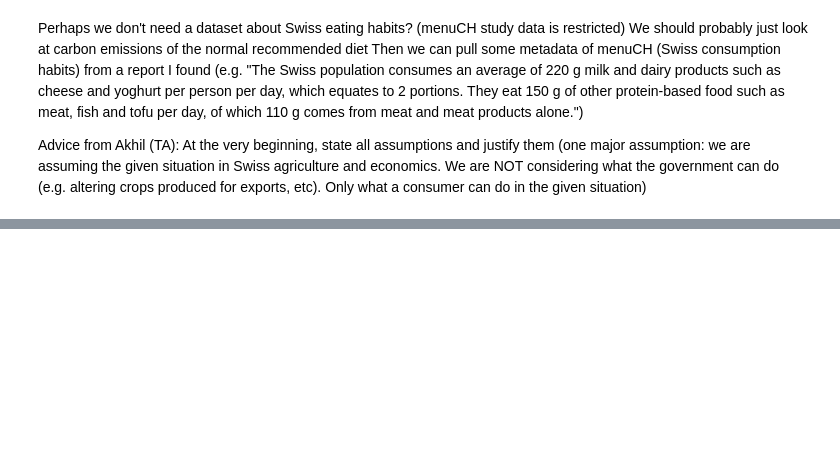
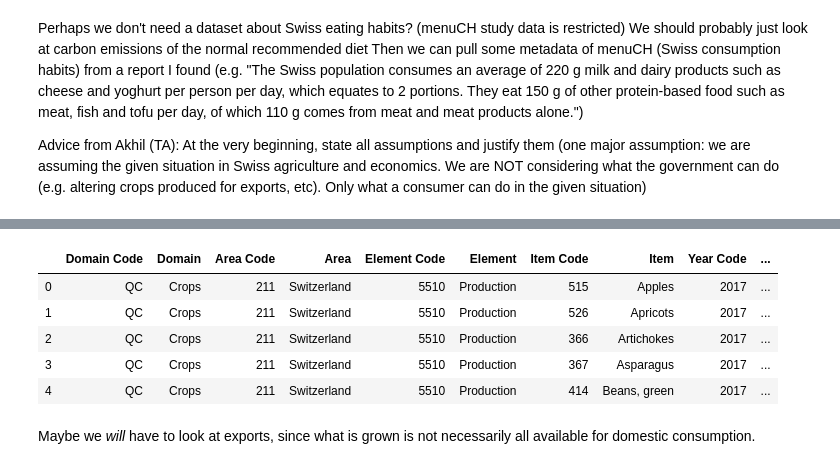
Before and after one commit to valentinoli/ada-2019-project-adagio, a Jupyter notebook: src/Reduce-Swiss-foodprint.ipynb, the cells around one changed output, grey strips where cells are left out. Saved outputs shown, nothing was run; the diff lists cells and outputs as text; code cells hidden in the pictures; blank space fills up the shorter version.

```diff
--- a/src/Reduce-Swiss-foodprint.ipynb
+++ b/src/Reduce-Swiss-foodprint.ipynb
@@ -156,0 +259,13 @@ Advice from Akhil (TA): At the very beginning, state all assumptions and justify
+# %%
+# let's look at FAO data on the amount of fruits and veggies Switzerland grows/produces
+swiss_fruit_veg_prod = pd.read_csv(r'../data/swiss_fruit_veggie_production_FAO.csv')
+swiss_fruit_veg_prod.head()
+# %% [output]
+|  | Domain Code | Domain | Area Code | Area | Element Code | Element | Item Code | Item | Year Code | ... |
+| 0 | QC | Crops | 211 | Switzerland | 5510 | Production | 515 | Apples | 2017 | ... |
+| 1 | QC | Crops | 211 | Switzerland | 5510 | Production | 526 | Apricots | 2017 | ... |
+| 2 | QC | Crops | 211 | Switzerland | 5510 | Production | 366 | Artichokes | 2017 | ... |
+| 3 | QC | Crops | 211 | Switzerland | 5510 | Production | 367 | Asparagus | 2017 | ... |
+| 4 | QC | Crops | 211 | Switzerland | 5510 | Production | 414 | Beans, green | 2017 | ... |
+# %% [markdown]
+Maybe we _will_ have to look at exports, since what is grown is not necessarily all available for domestic consumption.
```
Also changed, not shown: parts of 15 cells of this notebook.
